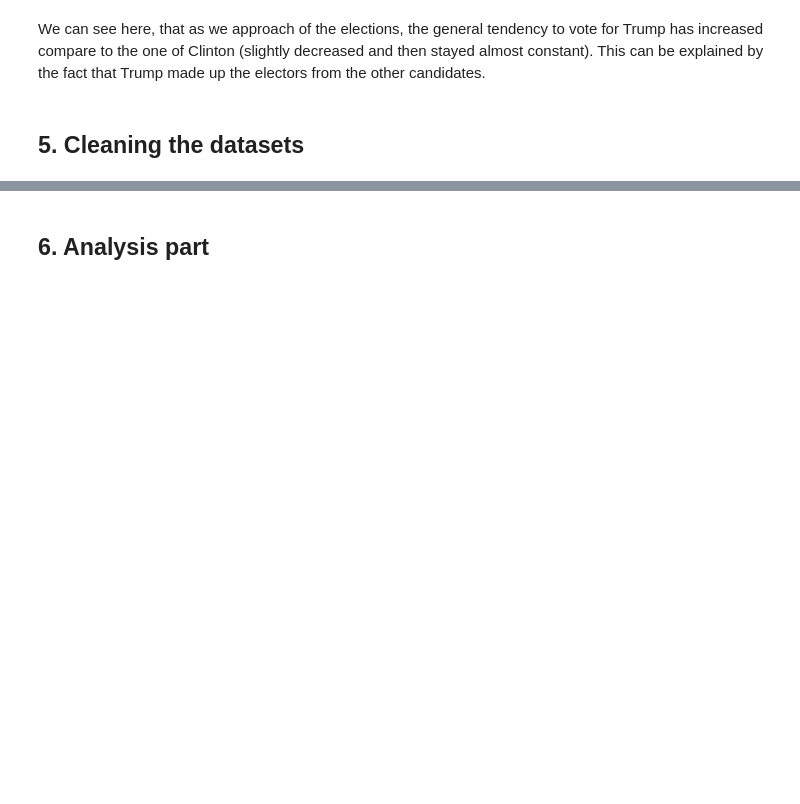
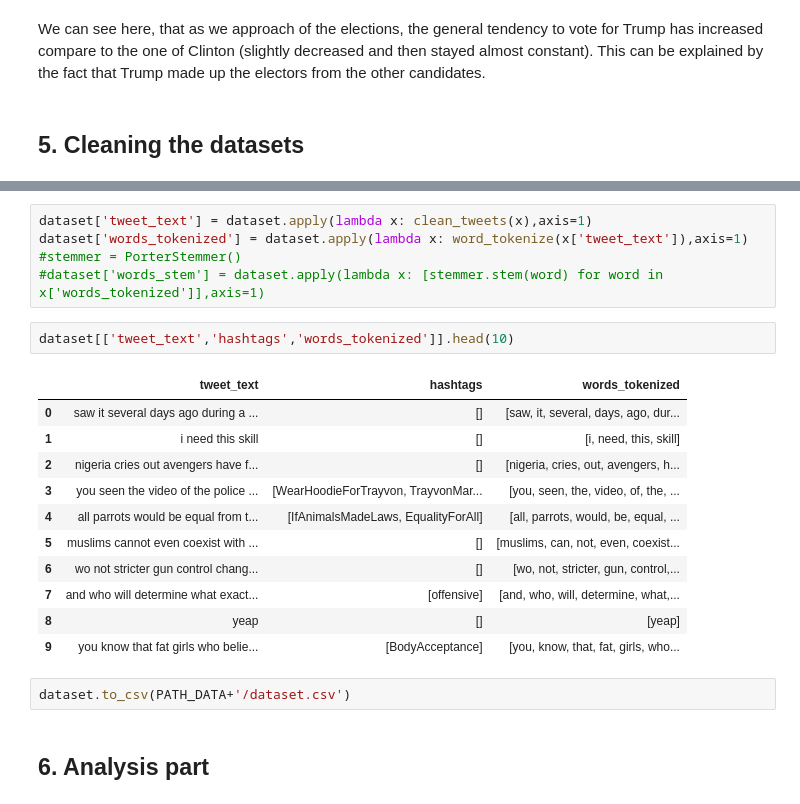
Before and after one commit to journeadrien/Project, a Jupyter notebook: python_code/project.ipynb, the cells around one changed output, grey strips where cells are left out. Drawn from its saved outputs; the diff is of its cells as text; blank space fills up the shorter version.

Commit message:
cleaning

```diff
--- a/python_code/project.ipynb
+++ b/python_code/project.ipynb
@@ -743,3 +747,24 @@ english_new_df.head()
+# %%
+dataset['tweet_text'] = dataset.apply(lambda x: clean_tweets(x),axis=1)
+dataset['words_tokenized'] = dataset.apply(lambda x: word_tokenize(x['tweet_text']),axis=1)
+#stemmer = PorterStemmer()
+#dataset['words_stem'] = dataset.apply(lambda x: [stemmer.stem(word) for word in x['words_tokenized']],axis=1)
+# %%
+dataset[['tweet_text','hashtags','words_tokenized']].head(10)
+# %% [output]
+|  | tweet_text | hashtags | words_tokenized |
+| 0 | saw it several days ago during a ... | [] | [saw, it, several, days, ago, dur... |
+| 1 | i need this skill | [] | [i, need, this, skill] |
+| 2 | nigeria cries out avengers have f... | [] | [nigeria, cries, out, avengers, h... |
+| 3 | you seen the video of the police ... | [WearHoodieForTrayvon, TrayvonMar... | [you, seen, the, video, of, the, ... |
+| 4 | all parrots would be equal from t... | [IfAnimalsMadeLaws, EqualityForAll] | [all, parrots, would, be, equal, ... |
+| 5 | muslims cannot even coexist with ... | [] | [muslims, can, not, even, coexist... |
+| 6 | wo not stricter gun control chang... | [] | [wo, not, stricter, gun, control,... |
+| 7 | and who will determine what exact... | [offensive] | [and, who, will, determine, what,... |
+| 8 | yeap | [] | [yeap] |
+| 9 | you know that fat girls who belie... | [BodyAcceptance] | [you, know, that, fat, girls, who... |
+# %%
+dataset.to_csv(PATH_DATA+'/dataset.csv')
 # %% [markdown]
 ## 6. Analysis part
 # %% [markdown]
```
Also changed, not shown: parts of 46 cells of this notebook, 1 other file.
